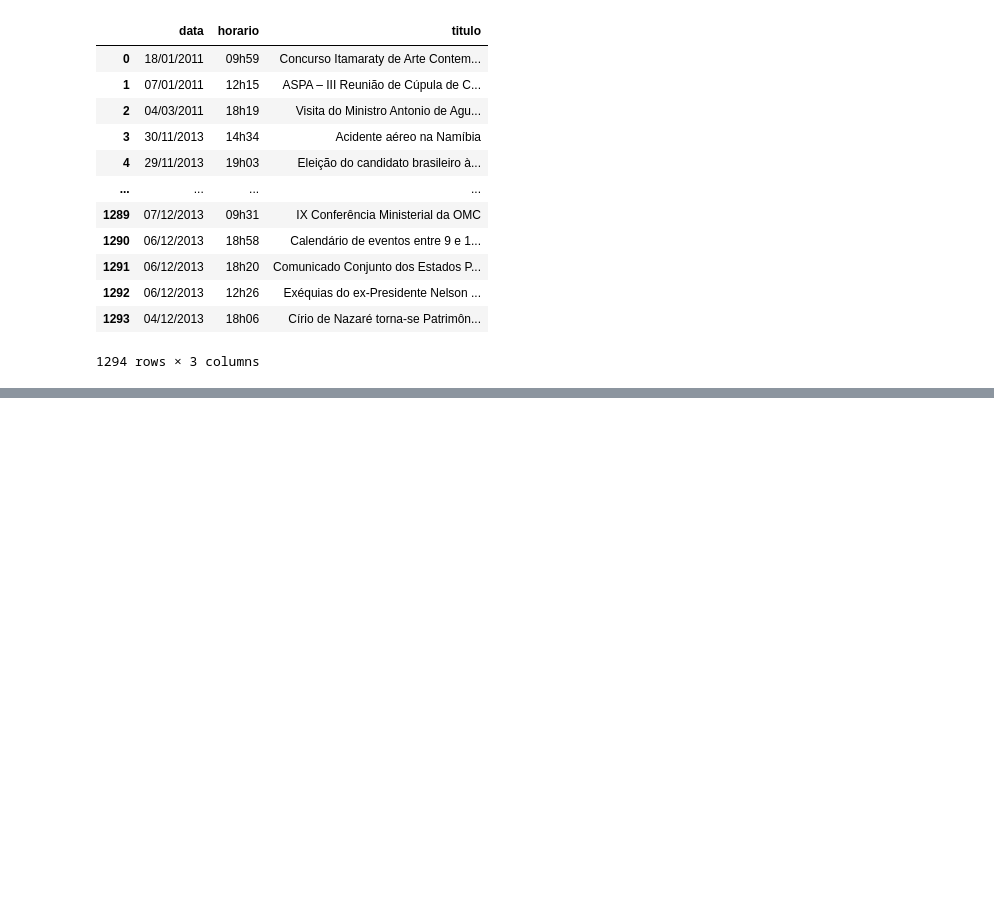
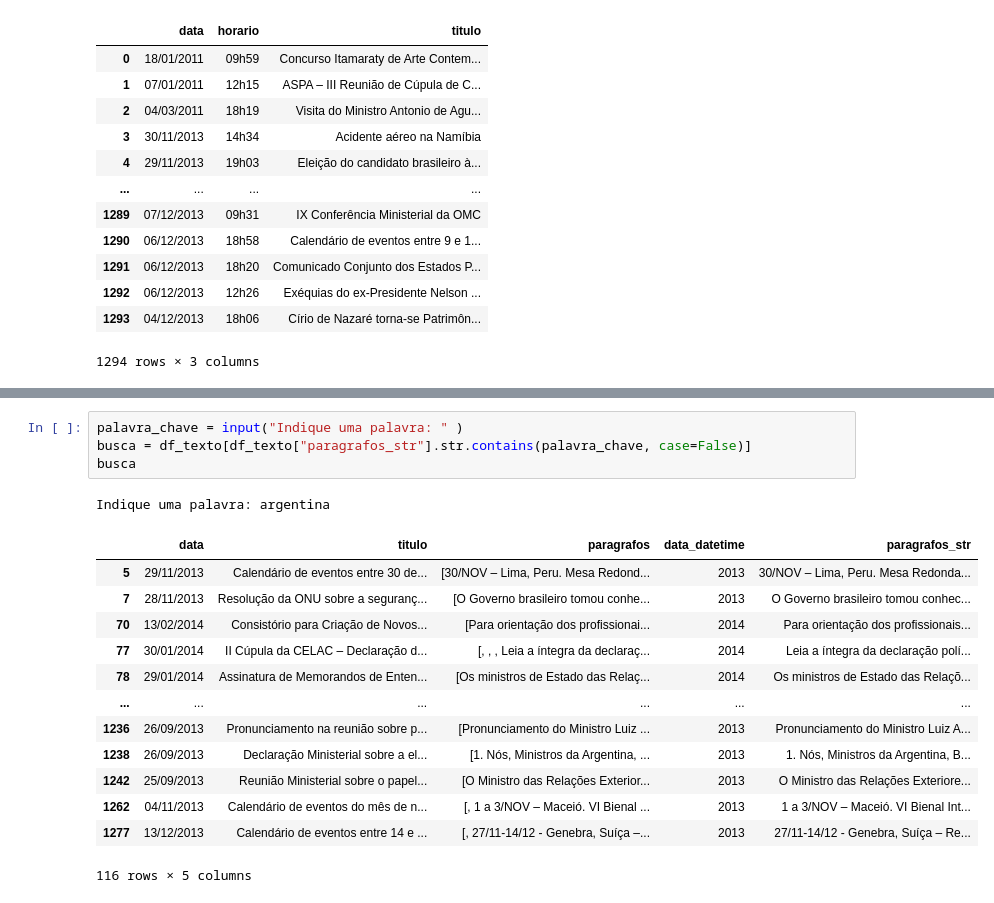
Before and after one commit to rafaelrdealmeida/fudamentos01, a Jupyter notebook: fundamentos01_terca.ipynb, the cells around one changed output, grey strips where cells are left out. Cells and saved outputs as stored; diff of their text form; blank space fills up the shorter version.

```diff
--- a/fundamentos01_terca.ipynb
+++ b/fundamentos01_terca.ipynb
@@ -125,0 +245,19 @@ grafico_notas_por_ano
+# %%
+palavra_chave = input("Indique uma palavra: " )
+busca = df_texto[df_texto["paragrafos_str"].str.contains(palavra_chave, case=False)]
+busca
+# %% [output]
+Indique uma palavra: argentina
+|  | data | titulo | paragrafos | data_datetime | paragrafos_str |
+| 5 | 29/11/2013 | Calendário de eventos entre 30 de... | [30/NOV – Lima, Peru. Mesa Redond... | 2013 | 30/NOV – Lima, Peru. Mesa Redonda... |
+| 7 | 28/11/2013 | Resolução da ONU sobre a seguranç... | [O Governo brasileiro tomou conhe... | 2013 | O Governo brasileiro tomou conhec... |
+| 70 | 13/02/2014 | Consistório para Criação de Novos... | [Para orientação dos profissionai... | 2014 | Para orientação dos profissionais... |
+| 77 | 30/01/2014 | II Cúpula da CELAC – Declaração d... | [, , , Leia a íntegra da declaraç... | 2014 | Leia a íntegra da declaração polí... |
+| 78 | 29/01/2014 | Assinatura de Memorandos de Enten... | [Os ministros de Estado das Relaç... | 2014 | Os ministros de Estado das Relaçõ... |
+| ... | ... | ... | ... | ... | ... |
+| 1236 | 26/09/2013 | Pronunciamento na reunião sobre p... | [Pronunciamento do Ministro Luiz ... | 2013 | Pronunciamento do Ministro Luiz A... |
+| 1238 | 26/09/2013 | Declaração Ministerial sobre a el... | [1. Nós, Ministros da Argentina, ... | 2013 | 1. Nós, Ministros da Argentina, B... |
+| 1242 | 25/09/2013 | Reunião Ministerial sobre o papel... | [O Ministro das Relações Exterior... | 2013 | O Ministro das Relações Exteriore... |
+| 1262 | 04/11/2013 | Calendário de eventos do mês de n... | [, 1 a 3/NOV – Maceió. VI Bienal ... | 2013 | 1 a 3/NOV – Maceió. VI Bienal Int... |
+| 1277 | 13/12/2013 | Calendário de eventos entre 14 e ... | [, 27/11-14/12 - Genebra, Suíça –... | 2013 | 27/11-14/12 - Genebra, Suíça – Re... |
+116 rows × 5 columns
```
Also changed, not shown: parts of 16 cells of this notebook.
